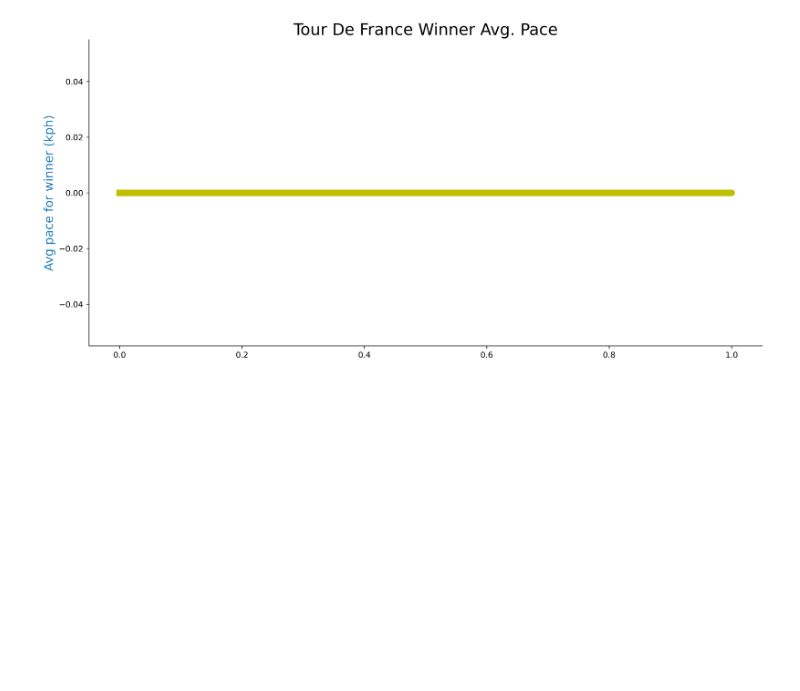
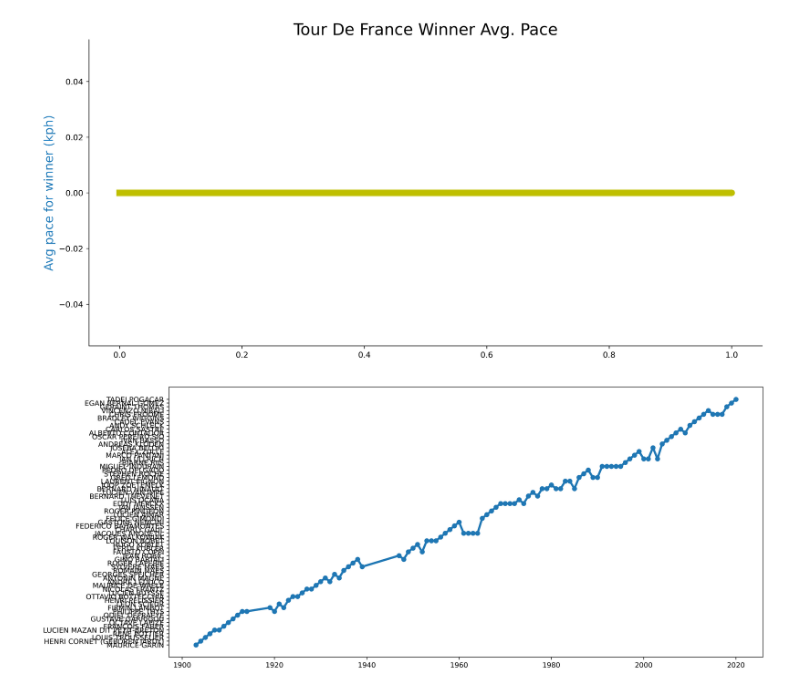
Before and after one commit to wcrowley342/tourdefancedata, a Jupyter notebook: TourDeFranceData.ipynb, the cells around one changed output. Drawn from its saved outputs; the diff is of its cells as text; code cells hidden in the pictures; blank space fills up the shorter version.

```diff
--- a/TourDeFranceData.ipynb
+++ b/TourDeFranceData.ipynb
@@ -73,6 +73,7 @@ Create the columns needed for the visualization
 year = np.unique(rider_df["Year"])
 distance = rider_df.groupby("Year").agg("mean")["DistanceKilometer"].values
 winnerpace = rider_df.groupby("Year").first()["PersonalAvgPace"]
+winner = rider_df.groupby("Year").first()["Rider"]
 meantime = rider_df.groupby("Year").agg("mean")["TotalSeconds"]
 meanpace = distance/meantime*3600
 # %% [markdown]
@@ -245,3 +246,9 @@ plt.rcParams['figure.dpi'] = 360
 sns.despine()
 # %% [output]
 [figure]
+# %%
+fig,ax = plt.subplots(1,1,figsize=(15,7))
+ax.plot(year,winner, "-o",lw=3)
+fig.show()
+# %% [output]
+[figure, added]
```
